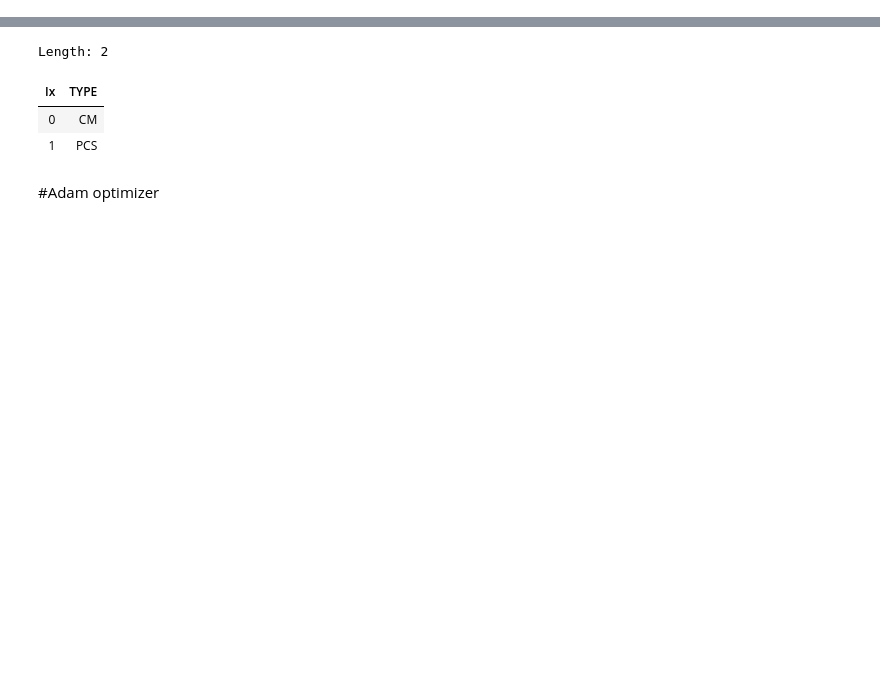
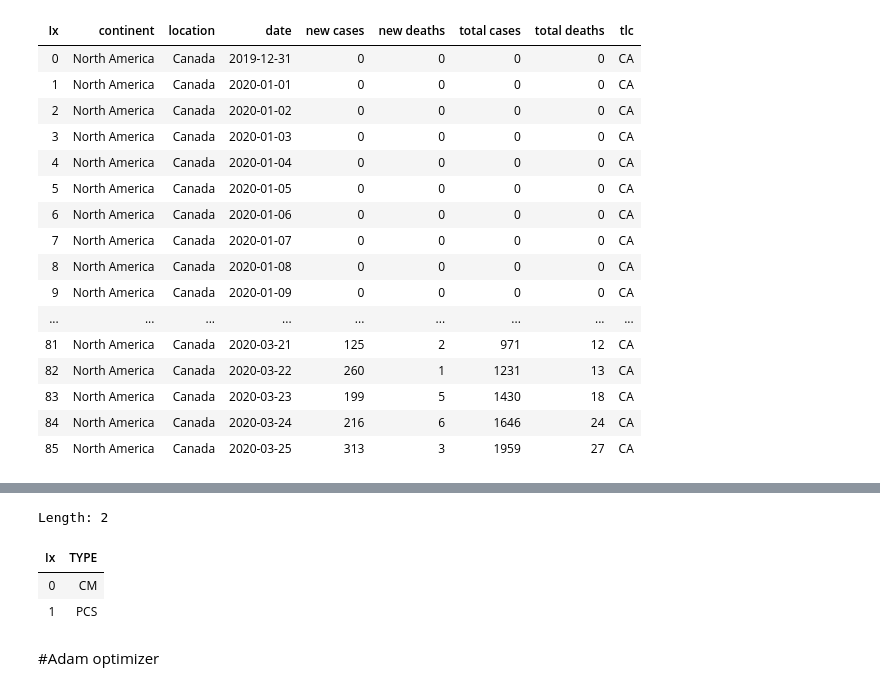
Before and after one commit to nurulc/data-frame, a Jupyter notebook: notebook/frame-test.ipynb, the cells around one changed output, grey strips where cells are left out. Drawn from its saved outputs; the diff is of its cells as text; code cells hidden in the pictures; blank space fills up the shorter version.

```diff
--- a/notebook/frame-test.ipynb
+++ b/notebook/frame-test.ipynb
@@ -137,0 +165,70 @@ request.get(WORLD_DATA_SRC, function (error, response, body) {
+# %%
+function organizeData(frame, continents) {
+        const ZERO = () => '0';
+        const DATE = colName => r => r[colName].replace(/(\d\d)\/(\d\d)\/(\d\d\d\d)/,"$3-$2-$1");
+        const Country_Name =  l => l === 'CANADA'?'Canada': l;
+        const others = new Frame(
+                    [
+                      [
+                        'Asia',
+                        'Cases on an international conveyance Japan',
+                        'JPG11668'
+                      ],
+                      [ 'Ocenia', 'French Polynesia', 'PYF' ],
+                      [ 'Europe', 'Greece', 'EL' ],
+                      [ 'Europe', 'Kosovo', 'XK' ],
+                      [ 'Europe', 'United Kingdom', 'UK' ]
+                    ],
+                    ['Continent_Name', 'Country_Name', 'Two_Letter_Country_Code' ]);
+
+        let conts = continents.groupBy(['Continent_Name', 'Country_Name', 'Two_Letter_Country_Code' ])
+                              .concat(others)
+                              .groupBy(['Country_Name', 'Two_Letter_Country_Code',
+                                         gb.min('Continent_Name', 'continent')]);
+
+        function toNum(v) {
+          const nv = +v;
+          if (isNaN(nv)) {
+            return 0;
+          }
+          return nv;
+        }
+
+        function accum(group, name) {
+            let accum = 0, groupName=undefined;
+            return (r => {
+                if(r[group] !== groupName) {
+                    accum = 0;
+                    groupName = r[group]
+                }
+                let val = toNum(r[name]);
+                return (accum += val);
+            })
+        }
+//         let conts = continents.groupBy(['Country_Name', 'Two_Letter_Country_Code', gb.min('Continent_Name', 'continent')]);
+//        console.log(conts.columns)
+        return frame.project(undefined, {"Countries and territories": Country_Name}).sort(['Countries and territories', 'Year', 'Month', 'Day'])
+            .project([
+                  'DateRep=date', 'Cases=new_cases',
+                  'Deaths=new_deaths', 'Countries and territories=location',
+                  'GeoId', 'total_cases', 'total_deaths'
+                ],
+                {total_cases: accum('GeoId', 'Cases'),
+                 total_deaths: accum('GeoId', 'Deaths'),
+                 date: DATE('DateRep'),
+                 location: r => r['Countries and territories'].replace(/_/g, ' ')
+                },
+                true
+            ).leftJoin(conts, ['continent', 'location', 'date', 'new_cases' ,
+                        'new_deaths', 'total_cases', 'total_deaths', 'GeoId=tlc'
+                       ], 'GeoId==Two_Letter_Country_Code')
+
+}
+organizeData(frame,continents)
+    //.groupBy(['continent', 'location', 'tlc'])
+    .filter(r => r.location === 'CANADA' || r.location === 'Canada')
+//'03/03/2020'.replace(/(\d\d)\/(\d\d)\/(\d\d\d\d)/,"$3-$2-$1");
+//'03/03/2020'.match(/(\d\d)\/(\d\d)\/(\d\d\d\d)/)
+
+//organizeData(frame,continents).groupBy(['continent', 'location', 'tlc']).filter(r => !r.continent).data
+# %% [output]
@@ -137,0 +236,17 @@ request.get(WORLD_DATA_SRC, function (error, response, body) {
+| Ix | continent | location | date | new cases | new deaths | total cases | total deaths | tlc |
+| 0 | North America | Canada | 2019-12-31 | 0 | 0 | 0 | 0 | CA |
+| 1 | North America | Canada | 2020-01-01 | 0 | 0 | 0 | 0 | CA |
+| 2 | North America | Canada | 2020-01-02 | 0 | 0 | 0 | 0 | CA |
+| 3 | North America | Canada | 2020-01-03 | 0 | 0 | 0 | 0 | CA |
+| 4 | North America | Canada | 2020-01-04 | 0 | 0 | 0 | 0 | CA |
+| 5 | North America | Canada | 2020-01-05 | 0 | 0 | 0 | 0 | CA |
+| 6 | North America | Canada | 2020-01-06 | 0 | 0 | 0 | 0 | CA |
+| 7 | North America | Canada | 2020-01-07 | 0 | 0 | 0 | 0 | CA |
+| 8 | North America | Canada | 2020-01-08 | 0 | 0 | 0 | 0 | CA |
+| 9 | North America | Canada | 2020-01-09 | 0 | 0 | 0 | 0 | CA |
+| ... | ... | ... | ... | ... | ... | ... | ... | ... |
+| 81 | North America | Canada | 2020-03-21 | 125 | 2 | 971 | 12 | CA |
+| 82 | North America | Canada | 2020-03-22 | 260 | 1 | 1231 | 13 | CA |
+| 83 | North America | Canada | 2020-03-23 | 199 | 5 | 1430 | 18 | CA |
+| 84 | North America | Canada | 2020-03-24 | 216 | 6 | 1646 | 24 | CA |
+| 85 | North America | Canada | 2020-03-25 | 313 | 3 | 1959 | 27 | CA |
```
Also changed, not shown: parts of 18 cells of this notebook, 8 other files.
